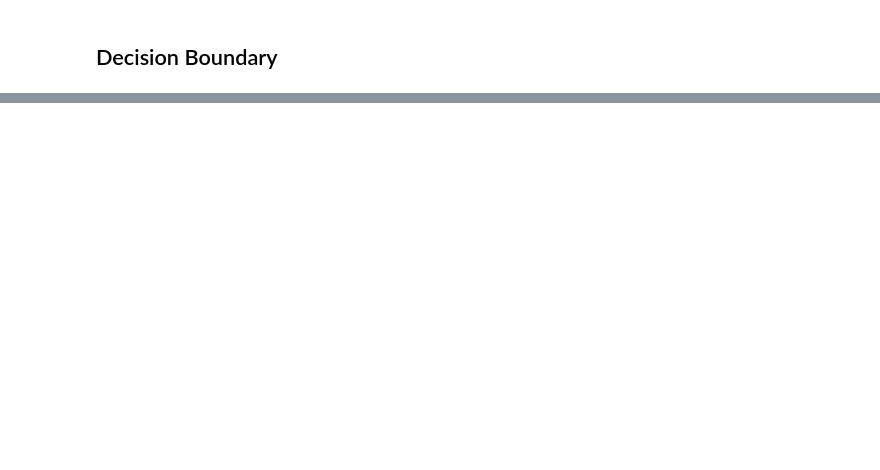
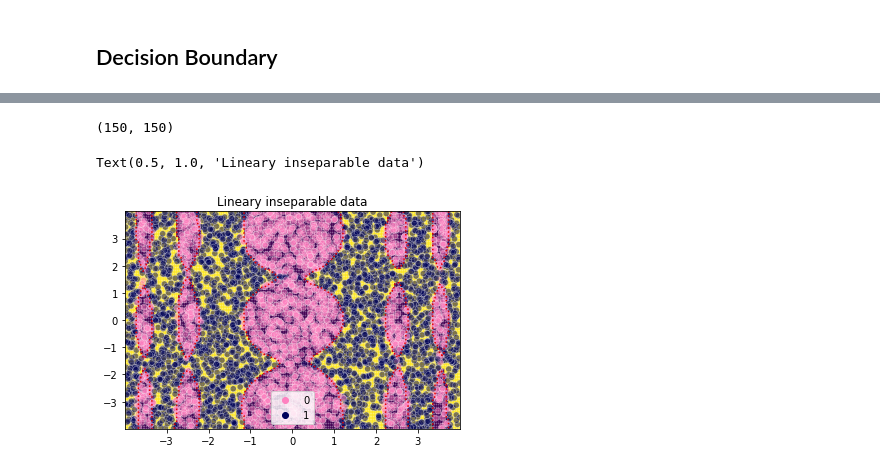
Before and after one commit to ramizouari/MachineLearning, a Jupyter notebook: Neural Network.ipynb, the cells around one changed output, grey strips where cells are left out. Saved outputs shown, nothing was run; the diff lists cells and outputs as text; code cells hidden in the pictures; blank space fills up the shorter version.

```diff
--- a/Neural Network.ipynb
+++ b/Neural Network.ipynb
@@ -416,0 +564,30 @@ SVC(kernel="rbf",gamma=.2).fit(X_train,Y_train).score(X_test,Y_test)
+# %%
+import matplotlib.pyplot as plt
+from sklearn.svm import LinearSVC
+designer = NeuralNetworkDesigner(2,2)
+designer.add_layer(6,TanhActivation())
+designer.add_layer(6,TanhActivation())
+designer.add_layer(6,TanhActivation())
+designer.add_layer(6,TanhActivation())
+designer.close_network()
+model=OptimizedNeuralNetwork(designer,alpha=10)
+R=np.random.uniform(-4,4,[5000,2])
+R=R.astype(np.float64)
+Z=(np.cos(R[:,0]**2)-np.sin(R[:,1])**2)
+model.fit(R,(Z<0)*1)
+fig,ax=plt.subplots()
+x=np.linspace(np.min(R[:,0]),np.max(R[:,0]),150)
+y=np.linspace(np.min(R[:,1]),np.max(R[:,1]),150)
+R_mesh=np.array(np.meshgrid(x,y)).transpose(1,2,0)
+Y_mesh=model.predict(R_mesh.reshape((-1,2))).reshape((R_mesh.shape[0],R_mesh.shape[1]))
+print(Y_mesh.shape)
+
+c = ax.pcolormesh(R_mesh[:,:,0], R_mesh[:,:,1], np.tanh(.225*Y_mesh),alpha=.65)
+c = ax.contour(R_mesh[:,:,0], R_mesh[:,:,1], Y_mesh, levels=[0,1,2],
+               colors=["xkcd:red","xkcd:magenta","xkcd:blue"],linestyles=["dotted","solid","dotted"])
+sns.scatterplot(x=R[:,0], y=R[:,1], hue=(Z<0)*1,ax=ax,palette=["xkcd:pink","xkcd:dark blue"],alpha=.5);
+ax.set_title("Lineary inseparable data")
+# %% [output]
+(150, 150)
+Text(0.5, 1.0, 'Lineary inseparable data')
+[figure, added]
```
Also changed, not shown: parts of 17 cells of this notebook, 7 other files.
